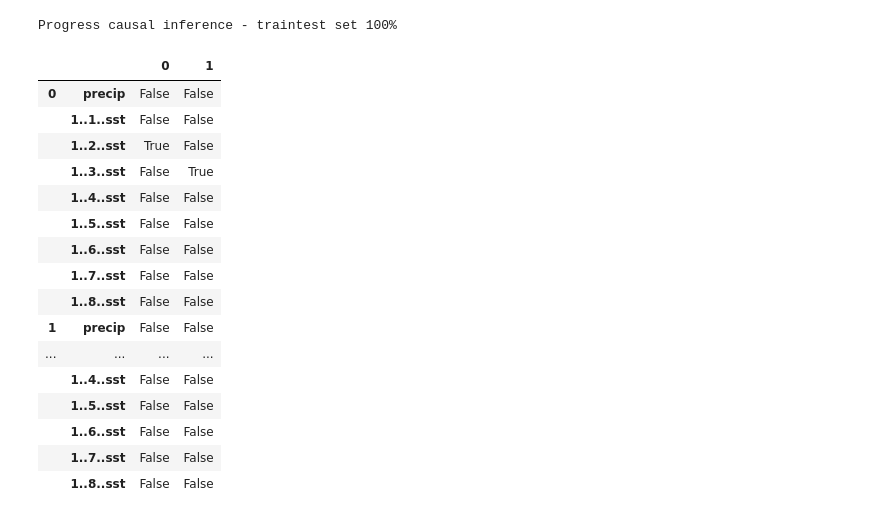
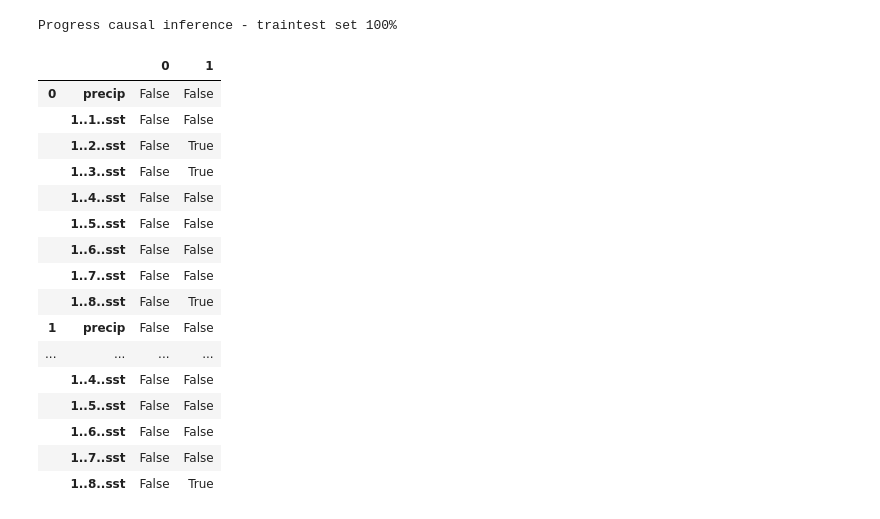
Before and after one commit to AI4S2S/Lorentz_proto, a Jupyter notebook: Lorentz.ipynb, the cells around one changed output. Saved outputs shown, nothing was run; the diff lists cells and outputs as text; code cells hidden in the pictures.

```diff
--- a/Lorentz.ipynb
+++ b/Lorentz.ipynb
@@ -12,7 +12,7 @@ import pandas as pd
 path_obs_data = '/data/volume_2/observational/'
 
 target = core_pp.import_ds_lazy(os.path.join(path_obs_data, 'raw', 'chrips_precip_1981-2021.nc'))
-hoa_mask = core_pp.import_ds_lazy(os.path.join(path_obs_data, 'chirps_hoa_dry_mask_0.25deg.nc'))
+hoa_mask = core_pp.import_ds_lazy(os.path.join(path_obs_data, 'chirps_hoa_dry_mask_0.25deg_new.nc'))
 target_timeseries = target.where(hoa_mask).mean(dim=('latitude', 'longitude'))
 
 df_target = target_timeseries.to_dataframe()[['precip']]
@@ -20,12 +20,16 @@ df_target = target_timeseries.to_dataframe()[['precip']]
 # define input by filling list_of_name_path:
 # format list_of_name_path = [('TVname', 'TVpath'), ('prec_name', 'prec_path')]
 list_of_name_path = [('', df_target),
-                    ('sst', os.path.join(path_obs_data, 'raw', 'era5_sst_1959-2021_1_12_daily_2.0deg.nc'))]
+                    ('sst', os.path.join(path_obs_data, 'raw', 'era5_sst_1959-2021_1_12_daily_2.0deg.nc')),
+                    ('sm', os.path.join(path_obs_data, 'raw', 'era5_z_200hpa_1959-2021_1_12_daily_2.0deg.nc'))]
 
 # define analysis:
 list_for_MI = [BivariateMI(name='sst',
                            alpha=.01, FDR_control=True, lags=np.array([1]),
-                           distance_eps=700, min_area_in_degrees2=5)]
+                           distance_eps=700, min_area_in_degrees2=5, lag_as_gap=False),
+              BivariateMI(name='sm',
+                           alpha=.01, FDR_control=True, lags=np.array([1]),
+                           distance_eps=700, min_area_in_degrees2=5, lag_as_gap=False)]
 # %% [output]
 sorting longitude
 # %% [markdown]
@@ -261,26 +292,26 @@ rg.PCMCI_df_data(tigr_function_call='run_pcmci',
 # %% [output]
 Progress causal inference - traintest set 100%
 # %%
-rg.PCMCI_get_links(var=rg.TV.name, alpha_level=.05, FDR_cv=False)
+rg.PCMCI_get_links(var=rg.TV.name, alpha_level=.2, FDR_cv=False)
 rg.df_links
 # %% [output]
 |  |  | 0 | 1 |
 | 0 | precip | False | False |
 |  | 1..1..sst | False | False |
-|  | 1..2..sst | True | False |
+|  | 1..2..sst | False | True |
 |  | 1..3..sst | False | True |
 |  | 1..4..sst | False | False |
 |  | 1..5..sst | False | False |
 |  | 1..6..sst | False | False |
 |  | 1..7..sst | False | False |
-|  | 1..8..sst | False | False |
+|  | 1..8..sst | False | True |
 | 1 | precip | False | False |
 | ... | ... | ... | ... |
 |  | 1..4..sst | False | False |
 |  | 1..5..sst | False | False |
 |  | 1..6..sst | False | False |
 |  | 1..7..sst | False | False |
-|  | 1..8..sst | False | False |
+|  | 1..8..sst | False | True |
 # %%
 # on the left you see all the extraction precursor regions, on the right you see the regions which were found Conditionally Dependent (~Causal)
 rg.plot_maps_sum()
```
Also changed, not shown: parts of 6 cells of this notebook, 1 other file.
